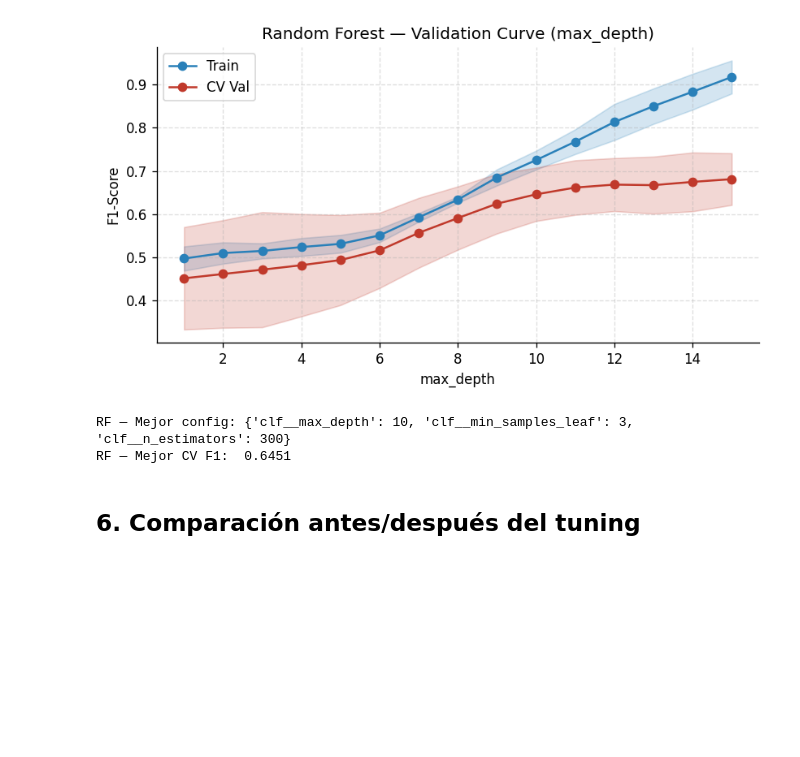
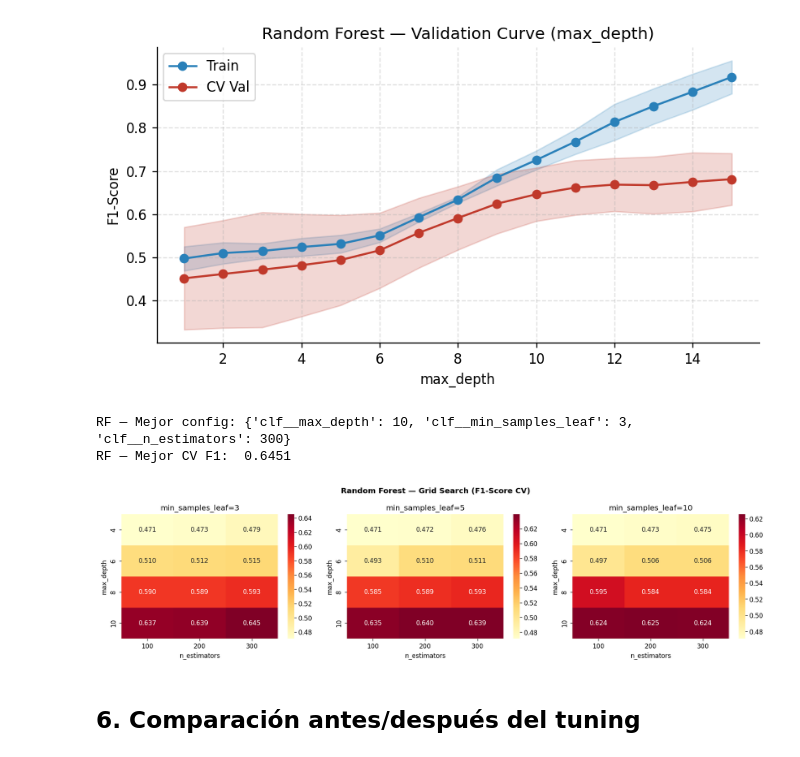
Before and after one commit to Machine-Learning-itba/tp3, a Jupyter notebook: 02_clasificacion.ipynb, the cells around one changed output. Saved outputs shown, nothing was run; the diff lists cells and outputs as text; code cells hidden in the pictures; blank space fills up the shorter version.

```diff
--- a/02_clasificacion.ipynb
+++ b/02_clasificacion.ipynb
@@ -437,6 +470,39 @@ print(f"RF — Mejor CV F1:  {gs_rf.best_score_:.4f}")
 [figure]
 RF — Mejor config: {'clf__max_depth': 10, 'clf__min_samples_leaf': 3, 'clf__n_estimators': 300}
 RF — Mejor CV F1:  0.6451
+# %%
+# Heatmap grid search Random Forest
+rf_results = pd.DataFrame(gs_rf.cv_results_)
+
+fig, axes = plt.subplots(1, 3, figsize=(15, 4))
+fig.suptitle("Random Forest — Grid Search (F1-Score CV)", fontsize=12, fontweight="bold")
+
+for ax, leaf in enumerate([3, 5, 10]):
+    pivot_rf = rf_results[rf_results["param_clf__min_samples_leaf"] == leaf].pivot_table(
+        index="param_clf__max_depth", columns="param_clf__n_estimators", values="mean_test_score"
+    )
+    sns_imported = False
+    try:
+        import seaborn as sns
+        sns.heatmap(pivot_rf, annot=True, fmt=".3f", cmap="YlOrRd", ax=axes[ax])
+        sns_imported = True
+    except:
+        pass
+    if not sns_imported:
+        im = axes[ax].imshow(pivot_rf.values, cmap="YlOrRd", aspect="auto")
+        axes[ax].set_xticks(range(len(pivot_rf.columns)))
+        axes[ax].set_yticks(range(len(pivot_rf.index)))
+        axes[ax].set_xticklabels(pivot_rf.columns)
+        axes[ax].set_yticklabels(pivot_rf.index)
+    axes[ax].set_title(f"min_samples_leaf={leaf}")
+    axes[ax].set_xlabel("n_estimators")
+    axes[ax].set_ylabel("max_depth")
+
+plt.tight_layout()
+plt.savefig("outputs/rf/hyperparam_grid.png", bbox_inches="tight")
+plt.show()
+# %% [output]
+[figure, added]
 # %% [markdown]
 ## 6. Comparación antes/después del tuning
 # %%
```
Also changed, not shown: parts of 3 cells of this notebook, 24 other files.
